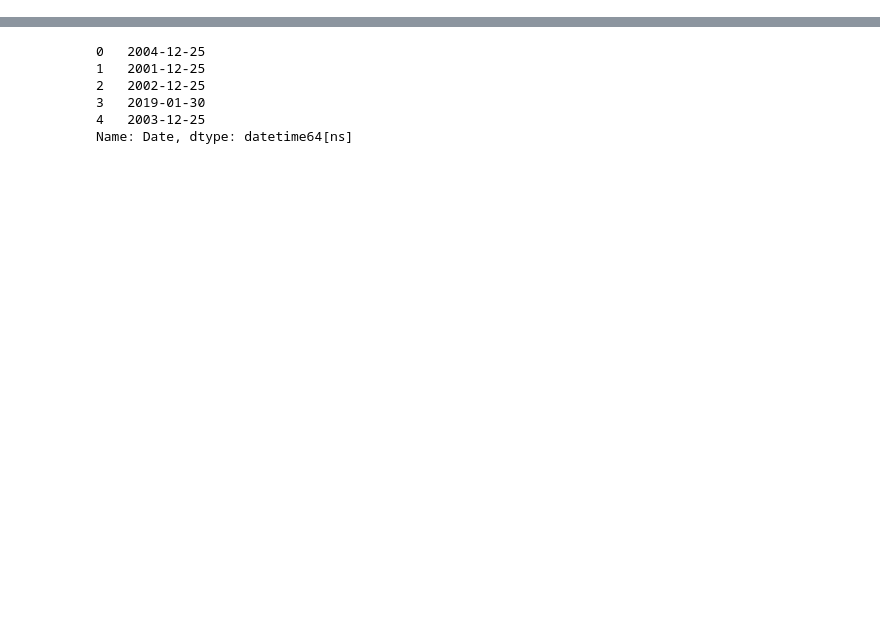
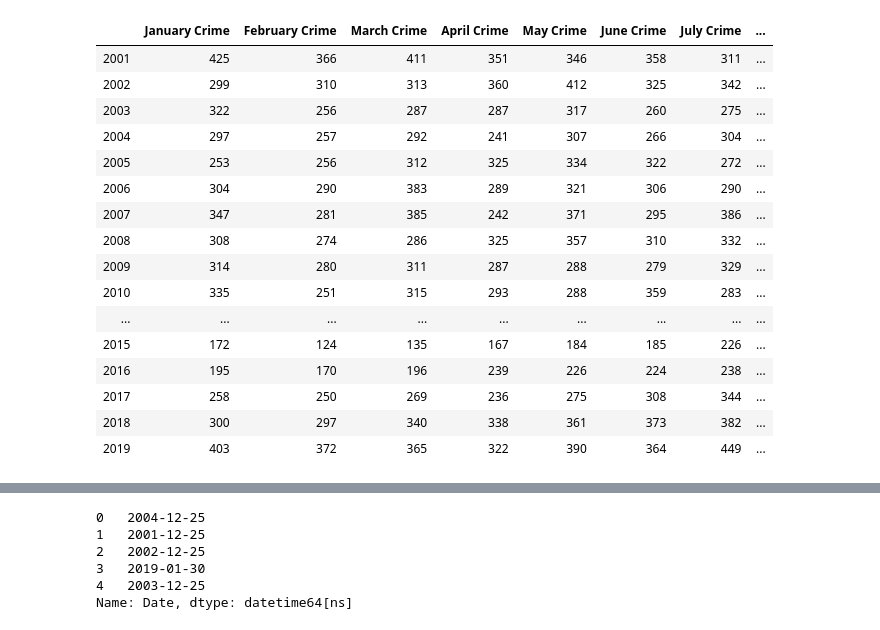
Before and after one commit to o0oo000o0o0o/Project-1, a Jupyter notebook: project.ipynb, the cells around one changed output, grey strips where cells are left out. Drawn from its saved outputs; the diff is of its cells as text; code cells hidden in the pictures; blank space fills up the shorter version.

```diff
--- a/project.ipynb
+++ b/project.ipynb
@@ -66,21 +30,113 @@ project_data
 # %%
-# Assign All Years to a Variable
+# Assign All Years to a Variable - Project Data
 year_2001 = project_data[project_data["Year"] == 2001]
 year_2002 = project_data[project_data["Year"] == 2002]
 year_2003 = project_data[project_data["Year"] == 2003]
 year_2004 = project_data[project_data["Year"] == 2004]
 year_2005 = project_data[project_data["Year"] == 2005]
 year_2006 = project_data[project_data["Year"] == 2006]
 year_2007 = project_data[project_data["Year"] == 2007]
 year_2008 = project_data[project_data["Year"] == 2008]
 year_2009 = project_data[project_data["Year"] == 2009]
 year_2010 = project_data[project_data["Year"] == 2010]
 year_2011 = project_data[project_data["Year"] == 2011]
 year_2012 = project_data[project_data["Year"] == 2012]
 year_2013 = project_data[project_data["Year"] == 2013]
 year_2014 = project_data[project_data["Year"] == 2014]
 year_2015 = project_data[project_data["Year"] == 2015]
 year_2016 = project_data[project_data["Year"] == 2016]
 year_2017 = project_data[project_data["Year"] == 2017]
 year_2018 = project_data[project_data["Year"] == 2018]
 year_2019 = project_data[project_data["Year"] == 2019]
+
+# Create a List for Each Year to Hold Crime Month Data
+months_2001 = []
+months_2002 = []
+months_2003 = []
+months_2004 = []
+months_2005 = []
+months_2006 = []
+months_2007 = []
+months_2008 = []
+months_2009 = []
+months_2010 = []
+months_2011 = []
+months_2012 = []
+months_2013 = []
+months_2014 = []
+months_2015 = []
+months_2016 = []
+months_2017 = []
+months_2018 = []
+months_2019 = []
+
+
+# Create For Loops to Add Crime Totals For Each Month
+for x in range (12):
+    months_2001.append(len(year_2001[year_2001["Date"].dt.month == (x+1)]))
+for x in range (12):
+    months_2002.append(len(year_2002[year_2002["Date"].dt.month == (x+1)]))
+for x in range (12):
+    months_2003.append(len(year_2003[year_2003["Date"].dt.month == (x+1)]))
+for x in range (12):
+    months_2004.append(len(year_2004[year_2004["Date"].dt.month == (x+1)]))
+for x in range (12):
+    months_2005.append(len(year_2005[year_2005["Date"].dt.month == (x+1)]))
+for x in range (12):
+    months_2006.append(len(year_2006[year_2006["Date"].dt.month == (x+1)]))
+for x in range (12):
+    months_2007.append(len(year_2007[year_2007["Date"].dt.month == (x+1)]))
+for x in range (12):
+    months_2008.append(len(year_2008[year_2008["Date"].dt.month == (x+1)]))
+for x in range (12):
+    months_2009.append(len(year_2009[year_2009["Date"].dt.month == (x+1)]))
+for x in range (12):
+    months_2010.append(len(year_2010[year_2010["Date"].dt.month == (x+1)]))
+for x in range (12):
+    months_2011.append(len(year_2011[year_2011["Date"].dt.month == (x+1)]))
+for x in range (12):
+    months_2012.append(len(year_2012[year_2012["Date"].dt.month == (x+1)]))
+for x in range (12):
+    months_2013.append(len(year_2013[year_2013["Date"].dt.month == (x+1)]))
+for x in range (12):
+    months_2014.append(len(year_2014[year_2014["Date"].dt.month == (x+1)]))
+for x in range (12):
+    months_2015.append(len(year_2015[year_2015["Date"].dt.month == (x+1)]))
+for x in range (12):
+    months_2016.append(len(year_2016[year_2016["Date"].dt.month == (x+1)]))
+for x in range (12):
+    months_2017.append(len(year_2017[year_2017["Date"].dt.month == (x+1)]))
+for x in range (12):
+    months_2018.append(len(year_2018[year_2018["Date"].dt.month == (x+1)]))
+for x in range (12):
+    months_2019.append(len(year_2019[year_2019["Date"].dt.month == (x+1)]))
+
+# Create a List to Hold All Monthly Crime Values
+all_years = [months_2001, months_2002, months_2003, months_2004, months_2005, months_2006, months_2007, months_2008, months_2009, months_2010, months_2011, months_2012, months_2013, months_2014, months_2015, months_2016, months_2017, months_2018, months_2019]
+
+# Create a DataFrame of Montly Crime Values
+crime_correlation = pd.DataFrame(all_years, index=["2001", "2002", "2003", "2004", "2005", "2006", "2007", "2008", "2009", "2010", "2011", "2012", "2013", "2014", "2015", "2016", "2017", "2018", "2019"])
+
+# Rename Columns
+crime_correlation = crime_correlation.rename(columns={0:"January Crime", 1:"February Crime", 2:"March Crime", 3:"April Crime", 4:"May Crime", 5:"June Crime", 6:"July Crime", 7:"August Crime", 8:"September Crime", 9:"October Crime", 10:"November Crime", 11:"December Crime"})
+
+# Show DataFrame
+crime_correlation.head(20)
+# %% [output]
+|  | January Crime | February Crime | March Crime | April Crime | May Crime | June Crime | July Crime | ... |
+| 2001 | 425 | 366 | 411 | 351 | 346 | 358 | 311 | ... |
+| 2002 | 299 | 310 | 313 | 360 | 412 | 325 | 342 | ... |
+| 2003 | 322 | 256 | 287 | 287 | 317 | 260 | 275 | ... |
+| 2004 | 297 | 257 | 292 | 241 | 307 | 266 | 304 | ... |
+| 2005 | 253 | 256 | 312 | 325 | 334 | 322 | 272 | ... |
+| 2006 | 304 | 290 | 383 | 289 | 321 | 306 | 290 | ... |
+| 2007 | 347 | 281 | 385 | 242 | 371 | 295 | 386 | ... |
+| 2008 | 308 | 274 | 286 | 325 | 357 | 310 | 332 | ... |
+| 2009 | 314 | 280 | 311 | 287 | 288 | 279 | 329 | ... |
+| 2010 | 335 | 251 | 315 | 293 | 288 | 359 | 283 | ... |
+| ... | ... | ... | ... | ... | ... | ... | ... | ... |
+| 2015 | 172 | 124 | 135 | 167 | 184 | 185 | 226 | ... |
+| 2016 | 195 | 170 | 196 | 239 | 226 | 224 | 238 | ... |
+| 2017 | 258 | 250 | 269 | 236 | 275 | 308 | 344 | ... |
+| 2018 | 300 | 297 | 340 | 338 | 361 | 373 | 382 | ... |
+| 2019 | 403 | 372 | 365 | 322 | 390 | 364 | 449 | ... |
```
Also changed, not shown: parts of 24 cells of this notebook, 9 other files.
